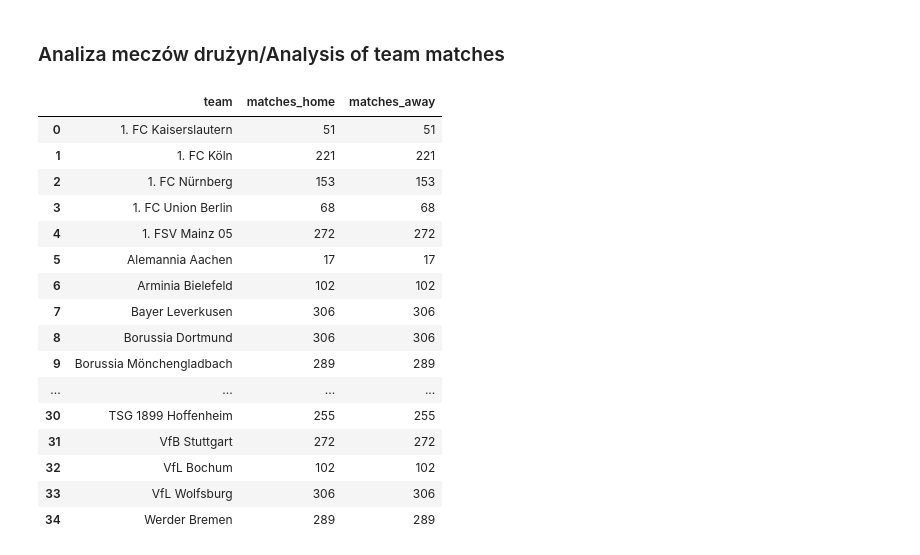
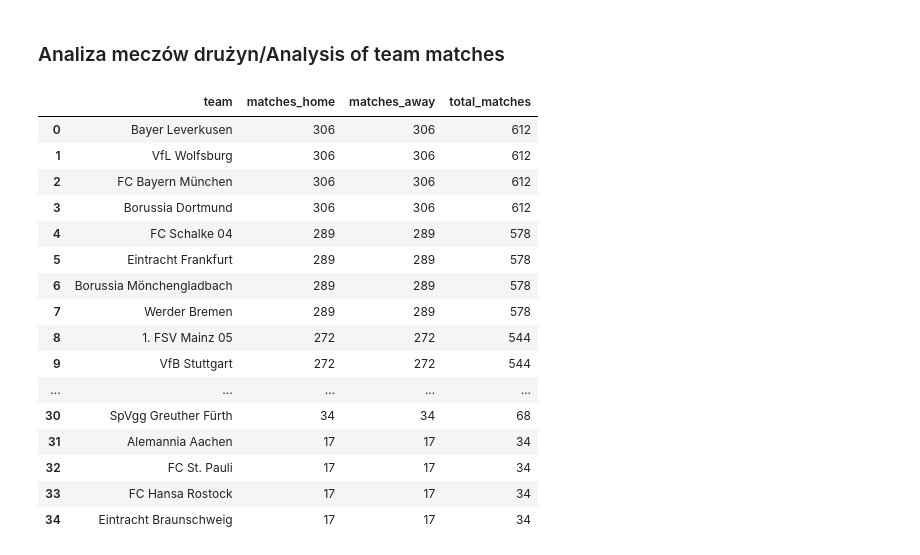
Before and after one commit to slatkowski/bundesliga_seasons_analysis, a Jupyter notebook: bundesliga_seasons_analysis.ipynb, the cells around one changed output. Saved outputs shown, nothing was run; the diff lists cells and outputs as text; code cells hidden in the pictures.

Commit message:
Added total_matches column to matches dataframe.

```diff
--- a/bundesliga_seasons_analysis.ipynb
+++ b/bundesliga_seasons_analysis.ipynb
@@ -330,23 +339,24 @@ df_away.sort_values(by = 'team_away', inplace = True)
-# %%
-df_matches = pd.merge(df_home, df_away['matches_away'], left_index = True, right_index = True)
-df_matches.columns = ['team', 'matches_home', 'matches_away']
-df_matches = df_matches.reset_index()
-df_matches.drop(columns = ['index'])
-# %% [output]
-|  | team | matches_home | matches_away |
-| 0 | 1. FC Kaiserslautern | 51 | 51 |
-| 1 | 1. FC Köln | 221 | 221 |
-| 2 | 1. FC Nürnberg | 153 | 153 |
-| 3 | 1. FC Union Berlin | 68 | 68 |
-| 4 | 1. FSV Mainz 05 | 272 | 272 |
-| 5 | Alemannia Aachen | 17 | 17 |
-| 6 | Arminia Bielefeld | 102 | 102 |
-| 7 | Bayer Leverkusen | 306 | 306 |
-| 8 | Borussia Dortmund | 306 | 306 |
-| 9 | Borussia Mönchengladbach | 289 | 289 |
-| ... | ... | ... | ... |
-| 30 | TSG 1899 Hoffenheim | 255 | 255 |
-| 31 | VfB Stuttgart | 272 | 272 |
-| 32 | VfL Bochum | 102 | 102 |
-| 33 | VfL Wolfsburg | 306 | 306 |
-| 34 | Werder Bremen | 289 | 289 |
+# %%
+df_matches.sort_values(by = 'matches_home', ascending = False, inplace = True)
+df_matches = df_matches.reset_index()
+df_matches.drop(columns = ['index'], inplace = True)
+df_matches['total_matches'] = df_matches['matches_home'] + df_matches['matches_away']
+df_matches
+# %% [output]
+|  | team | matches_home | matches_away | total_matches |
+| 0 | Bayer Leverkusen | 306 | 306 | 612 |
+| 1 | VfL Wolfsburg | 306 | 306 | 612 |
+| 2 | FC Bayern München | 306 | 306 | 612 |
+| 3 | Borussia Dortmund | 306 | 306 | 612 |
+| 4 | FC Schalke 04 | 289 | 289 | 578 |
+| 5 | Eintracht Frankfurt | 289 | 289 | 578 |
+| 6 | Borussia Mönchengladbach | 289 | 289 | 578 |
+| 7 | Werder Bremen | 289 | 289 | 578 |
+| 8 | 1. FSV Mainz 05 | 272 | 272 | 544 |
+| 9 | VfB Stuttgart | 272 | 272 | 544 |
+| ... | ... | ... | ... | ... |
+| 30 | SpVgg Greuther Fürth | 34 | 34 | 68 |
+| 31 | Alemannia Aachen | 17 | 17 | 34 |
+| 32 | FC St. Pauli | 17 | 17 | 34 |
+| 33 | FC Hansa Rostock | 17 | 17 | 34 |
+| 34 | Eintracht Braunschweig | 17 | 17 | 34 |
```
Also changed, not shown: parts of 3 cells of this notebook.
